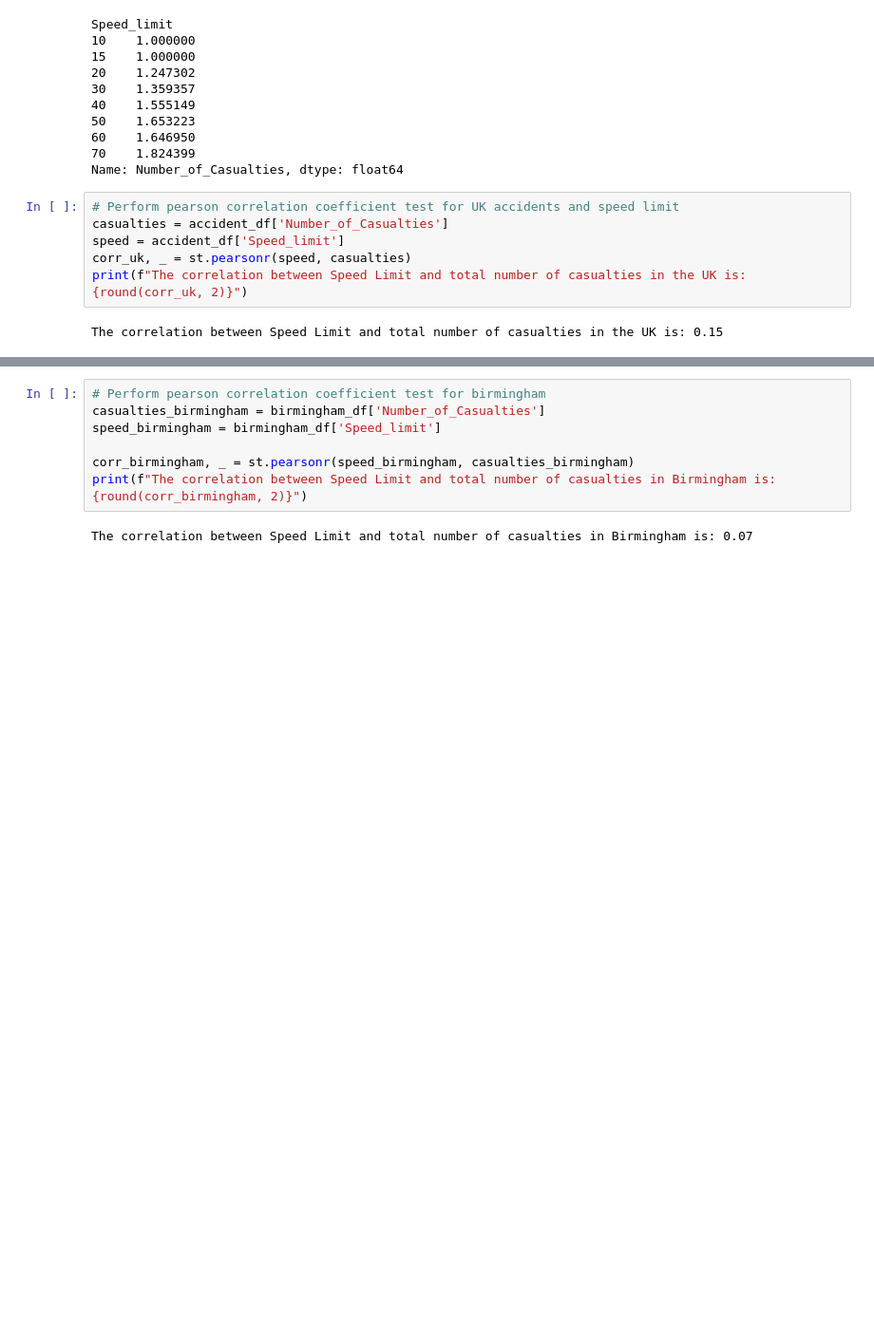
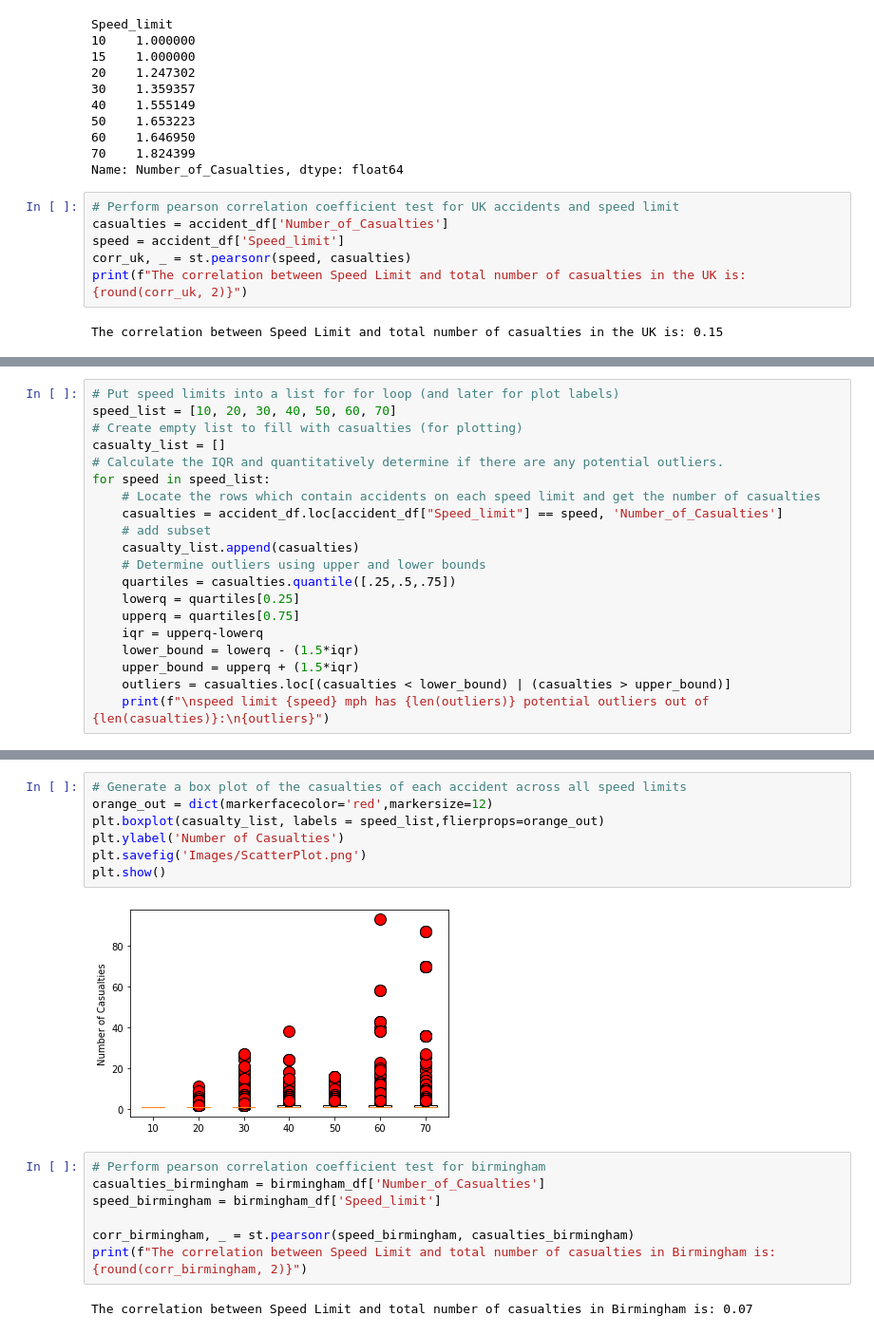
Before and after one commit to Garywtne/Team_Project_One, a Jupyter notebook: 05_RoadSafety.ipynb, the cells around one changed output, grey strips where cells are left out. Shown: that part at 95% size. Drawn from its saved outputs; the diff is of its cells as text; blank space fills up the shorter version.

Commit message:
casualties plot

```diff
--- a/05_RoadSafety.ipynb
+++ b/05_RoadSafety.ipynb
@@ -121 +121,21 @@ Text(10, 60, 'y = 0.01x + 1.04')
 [figure]
+# %%
+# Put speed limits into a list for for loop (and later for plot labels)
+speed_list = [10, 20, 30, 40, 50, 60, 70]
+# Create empty list to fill with casualties (for plotting)
+casualty_list = []
+# Calculate the IQR and quantitatively determine if there are any potential outliers.
+for speed in speed_list:
+    # Locate the rows which contain accidents on each speed limit and get the number of casualties
+    casualties = accident_df.loc[accident_df["Speed_limit"] == speed, 'Number_of_Casualties']
+    # add subset
+    casualty_list.append(casualties)
+    # Determine outliers using upper and lower bounds
+    quartiles = casualties.quantile([.25,.5,.75])
+    lowerq = quartiles[0.25]
+    upperq = quartiles[0.75]
+    iqr = upperq-lowerq
+    lower_bound = lowerq - (1.5*iqr)
+    upper_bound = upperq + (1.5*iqr)
+    outliers = casualties.loc[(casualties < lower_bound) | (casualties > upper_bound)]
+    print(f"\nspeed limit {speed} mph has {len(outliers)} potential outliers out of {len(casualties)}:\n{outliers}")
@@ -122,3 +160,12 @@ Text(10, 60, 'y = 0.01x + 1.04')
+# %%
+# Generate a box plot of the casualties of each accident across all speed limits
+orange_out = dict(markerfacecolor='red',markersize=12)
+plt.boxplot(casualty_list, labels = speed_list,flierprops=orange_out)
+plt.ylabel('Number of Casualties')
+plt.savefig('Images/ScatterPlot.png')
+plt.show()
+# %% [output]
+[figure, added]
 # %%
 # Perform pearson correlation coefficient test for birmingham
 casualties_birmingham = birmingham_df['Number_of_Casualties']
```
Also changed, not shown: parts of 2 cells of this notebook, 2 other files.
